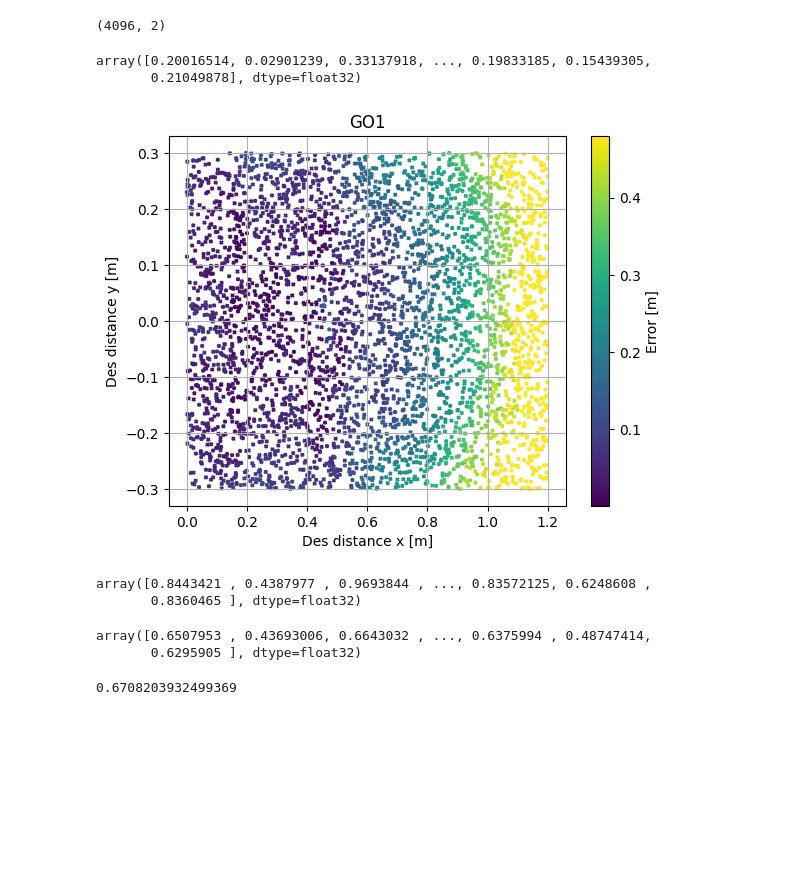
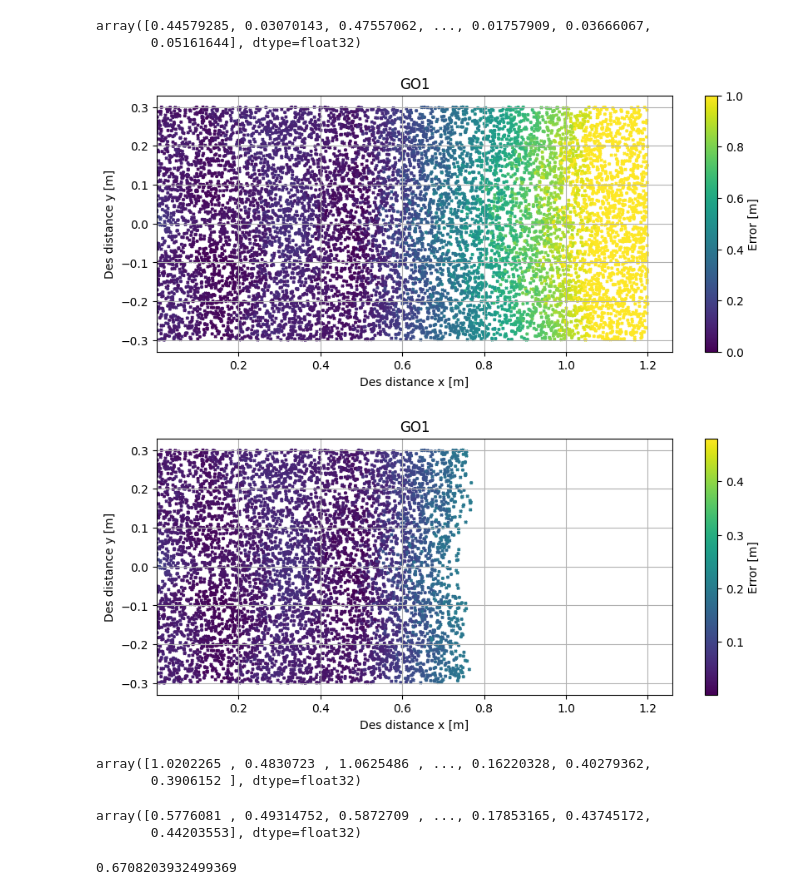
Before and after one commit to mfocchi/guided-rl-jump, a Jupyter notebook: source/standalone/development/notebooks/results_plot.ipynb, the cells around one changed output. Cells and saved outputs as stored; diff of their text form; code cells hidden in the pictures; blank space fills up the shorter version.

```diff
--- a/source/standalone/development/notebooks/results_plot.ipynb
+++ b/source/standalone/development/notebooks/results_plot.ipynb
@@ -41,3 +29,5 @@ des.shape
+# %%
+ymin, ymax = des[:,1].min(), des[:,1].max()
 # %%
-des = data[0][:, :2][(abs(data[0][:, 1]) < 0.3) & (data[0][:, 0] >= 0)]
-des.shape
+# des = data[0][:, :2][(abs(data[0][:, 1]) < 0.3) & (data[0][:, 0] >= 0)]
+# des.shape
@@ -51,11 +39,9 @@ actual.shape
 # %%
-actual = data[1][:, :2][(abs(data[0][:, 1]) < 0.3) & (data[0][:, 0] >= 0)]
-actual.shape
+# actual = data[1][:, :2][(abs(data[0][:, 1]) < 0.3) & (data[0][:, 0] >= 0)]
+# actual.shape
-# %% [output]
-(4096, 2)
 # %%
 err = np.linalg.norm(des - actual, axis=1)
 err
 # %% [output]
-array([0.20016514, 0.02901239, 0.33137918, ..., 0.19833185, 0.15439305,
-       0.21049878], dtype=float32)
+array([0.44579285, 0.03070143, 0.47557062, ..., 0.01757909, 0.03666067,
+       0.05161644], dtype=float32)
@@ -62,27 +50,46 @@ array([0.20016514, 0.02901239, 0.33137918, ..., 0.19833185, 0.15439305,
+# %%
+plt.figure(figsize=(10, 4))
+plt.scatter(des[:, 0], des[:, 1], np.full(des[: , 1].shape, 5), vmax=0.48, marker='x', c=err, zorder=0)
+plt.scatter(failed_jump[:, 0], failed_jump[:, 1], np.full(failed_jump[: , 1].shape, 5), marker='x', color="red", zorder=1)
+plt.xlim(xmin * 1.05, xmax * 1.05)
+plt.ylim(ymin * 1.1, ymax * 1.1)
+plt.grid()
+plt.title("GO1")
+plt.colorbar(label="Error [m]")
+plt.xlabel("Des distance x [m]")
+plt.ylabel("Des distance y [m]")
+plt.savefig(data_path + "abs_err.pdf")
+plt.show()
+# %% [output]
+[figure, added]
+# %%
+idx = err <= 0.2
 # %%
-# plt.figure(figsize=(8,10))
-plt.scatter(des[:,0],des[:,1], np.full(des[: , 1].shape,5), vmax=0.48, marker='x', c=err)
+plt.figure(figsize=(10,4))
+plt.scatter(des[:,0][idx],des[:,1][idx], np.full(des[: , 1].shape,5)[idx], vmax=0.48, marker='x', c=err[idx])
 plt.grid()
+plt.xlim(xmin*1.05,xmax*1.05)
+plt.ylim(ymin*1.1,ymax*1.1)
 plt.title("GO1")
 plt.colorbar(label="Error [m]")
 plt.xlabel("Des distance x [m]")
 plt.ylabel("Des distance y [m]")
 plt.savefig(data_path+"abs_err.pdf")
 plt.show()
 # %% [output]
-[figure, old version]
+[figure, new version]
 # %%
 des_dist = np.linalg.norm(des, axis=1)
 des_dist
 # %% [output]
-array([0.8443421 , 0.4387977 , 0.9693844 , ..., 0.83572125, 0.6248608 ,
-       0.8360465 ], dtype=float32)
+array([1.0202265 , 0.4830723 , 1.0625486 , ..., 0.16220328, 0.40279362,
+       0.3906152 ], dtype=float32)
 # %%
 actual_dist = np.linalg.norm(actual, axis=1)
 actual_dist
 # %% [output]
-array([0.6507953 , 0.43693006, 0.6643032 , ..., 0.6375994 , 0.48747414,
-       0.6295905 ], dtype=float32)
+array([0.5776081 , 0.49314752, 0.5872709 , ..., 0.17853165, 0.43745172,
+       0.44203553], dtype=float32)
 # %%
 np.linalg.norm([0.6,.3])
 # %% [output]
```
Also changed, not shown: parts of 13 cells of this notebook, 9 other files.
